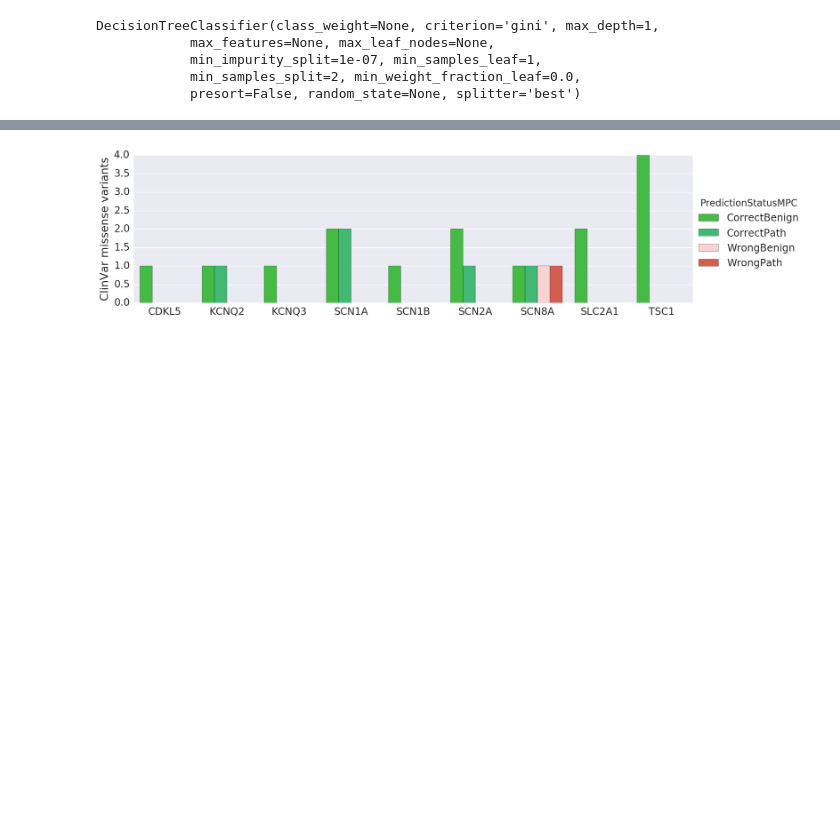
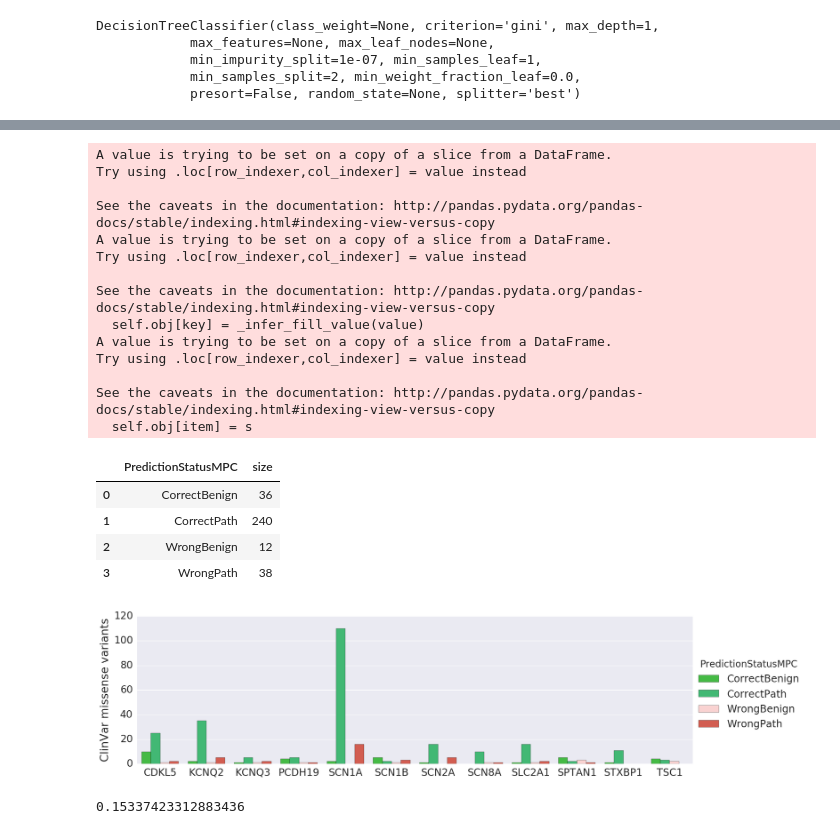
Before and after one commit to samesense/pathopredictor, a Jupyter notebook: notebooks/mpc-eval.ipynb, the cells around one changed output, grey strips where cells are left out. Cells and saved outputs as stored; diff of their text form; code cells hidden in the pictures; blank space fills up the shorter version.

```diff
--- a/notebooks/mpc-eval.ipynb
+++ b/notebooks/mpc-eval.ipynb
@@ -96,31 +106,60 @@ See the caveats in the documentation: http://pandas.pydata.org/pandas-docs/stabl
 # %%
 # test clinvar data
 # rm training data
 dat_file = '../data/interim/clinvar/clinvar.limit.dat'
-test_df_pre = pd.read_csv(dat_file, sep='\t')
+test_df_pre = pd.read_csv(dat_file, sep='\t').rename(columns={'clin_class':'y'})
 test_df_pre.loc[:, 'key'] = test_df_pre.apply(lambda row: ':'.join([str(row[x]) for x in key_cols]), axis=1)
 test_df_pre.loc[:, "not_in_training"] = test_df_pre.apply(lambda row: not row['key'] in train_keys, axis=1)
-test_df = test_df[test_df_pre.not_in_training]
-test_df.loc[:, 'y'] = test_df.apply(lambda row: 1 if row['class']=='P' else 0, axis=1)
+test_df = test_df_pre[test_df_pre.not_in_training]
 X_test = test_df[cols]
 preds = tree_clf.predict(X_test)
 test_df['mpc_pred'] = preds
 test_df.loc[:, 'PredictionStatusMPC'] = test_df.apply(lambda row: eval_pred(row, 'mpc_pred'), axis=1)
 
 g_df = (test_df[['gene', 'chrom', 'pos', 'ref', 'alt', 'PredictionStatusMPC']]
         .groupby(['gene', 'PredictionStatusMPC'])
         .size().reset_index().rename(columns={0:'size'}))
 dd = g_df.groupby('gene').sum().reset_index()
 
 sns.set(font_scale=1.75)
 ss = sns.factorplot(x='gene', hue='PredictionStatusMPC', y='size', data=g_df,
                     kind='bar', palette=sns.color_palette(flatui), size=5, aspect=3)
 ss.set_ylabels('ClinVar missense variants')
 ss.set_xlabels('')
 ss.set_titles('MPC performance')
 ss.savefig("../docs/plots/clinvar_mpc_eval.png")
+
+g_df = (test_df[['gene', 'chrom', 'pos', 'ref', 'alt', 'PredictionStatusMPC']]
+        .groupby(['PredictionStatusMPC'])
+        .size().reset_index().rename(columns={0:'size'}))
+g_df.head()
 # %% [output]
+A value is trying to be set on a copy of a slice from a DataFrame.
+Try using .loc[row_indexer,col_indexer] = value instead
+
+See the caveats in the documentation: http://pandas.pydata.org/pandas-docs/stable/indexing.html#indexing-view-versus-copy
+A value is trying to be set on a copy of a slice from a DataFrame.
+Try using .loc[row_indexer,col_indexer] = value instead
+
+See the caveats in the documentation: http://pandas.pydata.org/pandas-docs/stable/indexing.html#indexing-view-versus-copy
+  self.obj[key] = _infer_fill_value(value)
+A value is trying to be set on a copy of a slice from a DataFrame.
+Try using .loc[row_indexer,col_indexer] = value instead
+
+See the caveats in the documentation: http://pandas.pydata.org/pandas-docs/stable/indexing.html#indexing-view-versus-copy
+  self.obj[item] = s
+|  | PredictionStatusMPC | size |
+| 0 | CorrectBenign | 36 |
+| 1 | CorrectPath | 240 |
+| 2 | WrongBenign | 12 |
+| 3 | WrongPath | 38 |
-[figure, old version]
+[figure, new version]
+# %%
+c = 36+240
+w = 12+38
+w/(w+c)
+# %% [output]
+0.15337423312883436
 # %%
 # one gene at a time
 acc_df_ls = []
```
Also changed, not shown: parts of 3 cells of this notebook, 36 other files.
